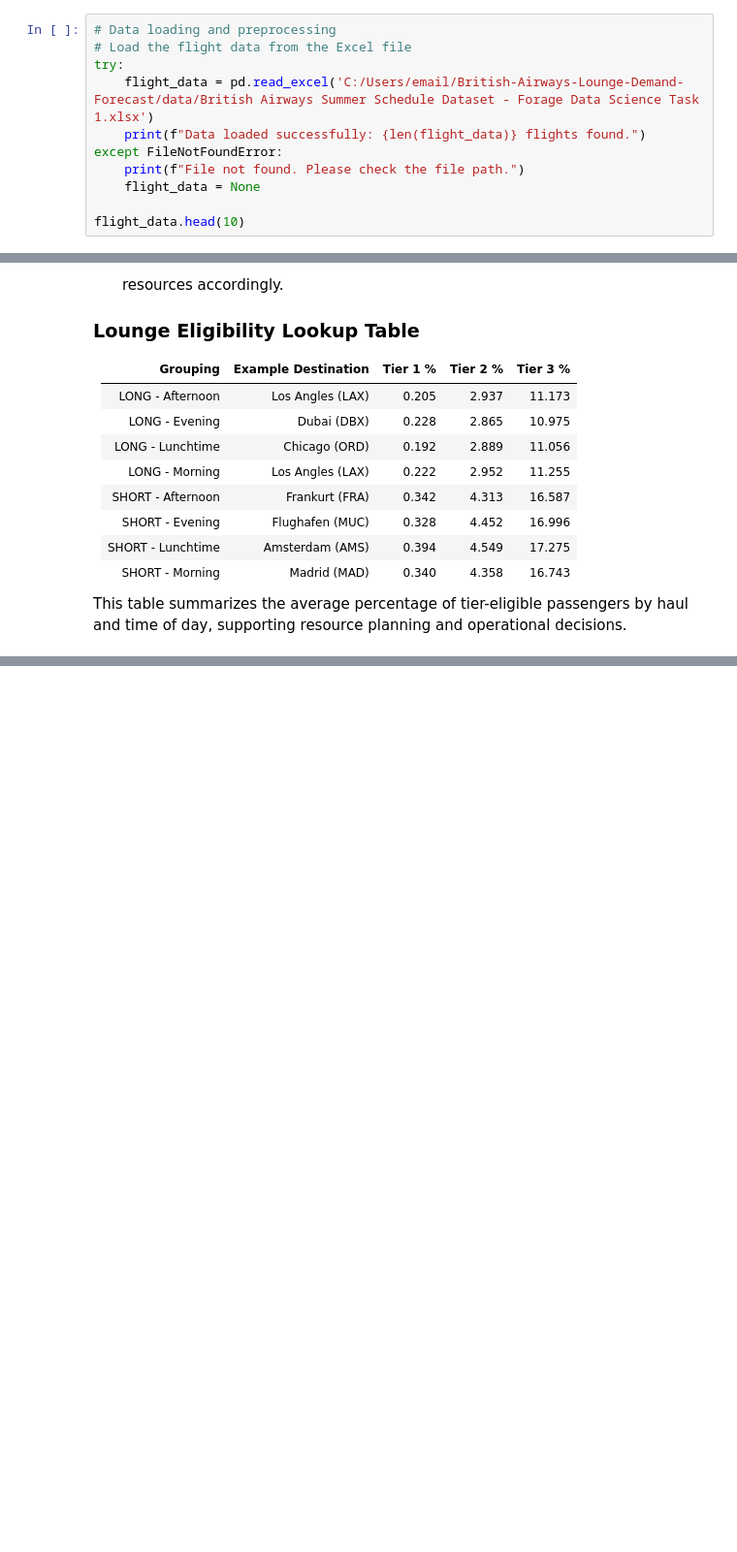
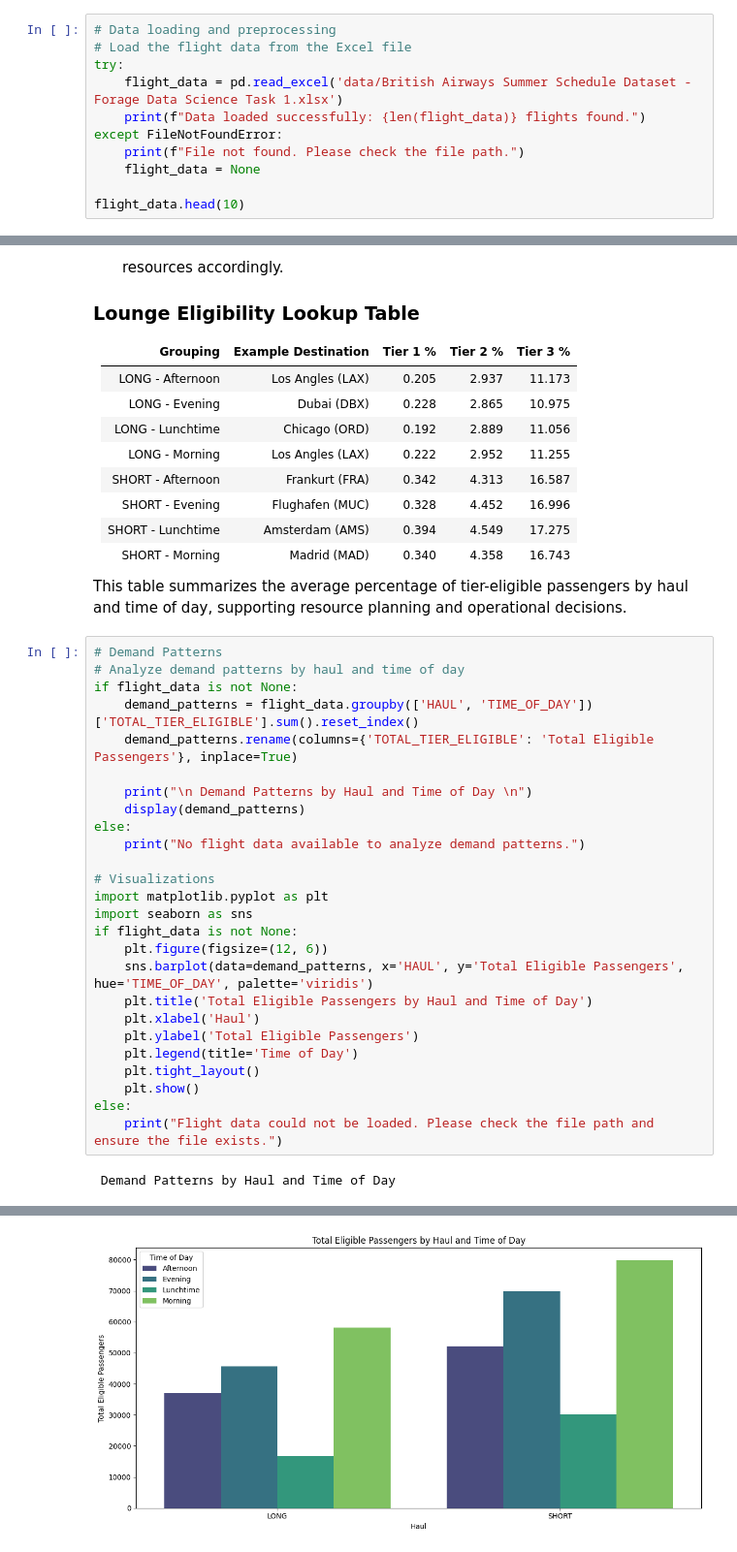
Before and after one commit to Sushmithameduri/British-Airways-Lounge-Demand-Forecast, a Jupyter notebook: Task 1/lookup table.ipynb, the cells around one changed output, grey strips where cells are left out. Shown: that part at 97% size. Drawn from its saved outputs; the diff is of its cells as text; blank space fills up the shorter version.

Commit message:
updated demand patterns visualizations

```diff
--- a/Task 1/lookup table.ipynb
+++ b/Task 1/lookup table.ipynb
@@ -5,7 +5,7 @@ import numpy as np
 # Data loading and preprocessing
 # Load the flight data from the Excel file
 try:
-    flight_data = pd.read_excel('C:/Users/email/British-Airways-Lounge-Demand-Forecast/data/British Airways Summer Schedule Dataset - Forage Data Science Task 1.xlsx')
+    flight_data = pd.read_excel('data/British Airways Summer Schedule Dataset - Forage Data Science Task 1.xlsx')
     print(f"Data loaded successfully: {len(flight_data)} flights found.")
 except FileNotFoundError:
     print(f"File not found. Please check the file path.")
@@ -125,3 +125,31 @@ The flights were grouped by **Haul Type** (LONG/SHORT) and **Time of Day** (Morn
 | SHORT - Morning      | Madrid     (MAD)         | 0.340    | 4.358    | 16.743   |
 
 This table summarizes the average percentage of tier-eligible passengers by haul and time of day, supporting resource planning and operational decisions.
+# %%
+# Demand Patterns
+# Analyze demand patterns by haul and time of day
+if flight_data is not None:
+    demand_patterns = flight_data.groupby(['HAUL', 'TIME_OF_DAY'])['TOTAL_TIER_ELIGIBLE'].sum().reset_index()
+    demand_patterns.rename(columns={'TOTAL_TIER_ELIGIBLE': 'Total Eligible Passengers'}, inplace=True)
+
+    print("\n Demand Patterns by Haul and Time of Day \n")
+    display(demand_patterns)
+else:
+    print("No flight data available to analyze demand patterns.")
+
+# Visualizations
+import matplotlib.pyplot as plt
+import seaborn as sns
+if flight_data is not None:
+    plt.figure(figsize=(12, 6))
+    sns.barplot(data=demand_patterns, x='HAUL', y='Total Eligible Passengers', hue='TIME_OF_DAY', palette='viridis')
+    plt.title('Total Eligible Passengers by Haul and Time of Day')
+    plt.xlabel('Haul')
+    plt.ylabel('Total Eligible Passengers')
+    plt.legend(title='Time of Day')
+    plt.tight_layout()
+    plt.show()
+else:
+    print("Flight data could not be loaded. Please check the file path and ensure the file exists.")
+# %% [output]
+ Demand Patterns by Haul and Time of Day
@@ -127,0 +165 @@ This table summarizes the average percentage of tier-eligible passengers by haul
+[figure, added]
```
Also changed, not shown: parts of 1 cell of this notebook.
